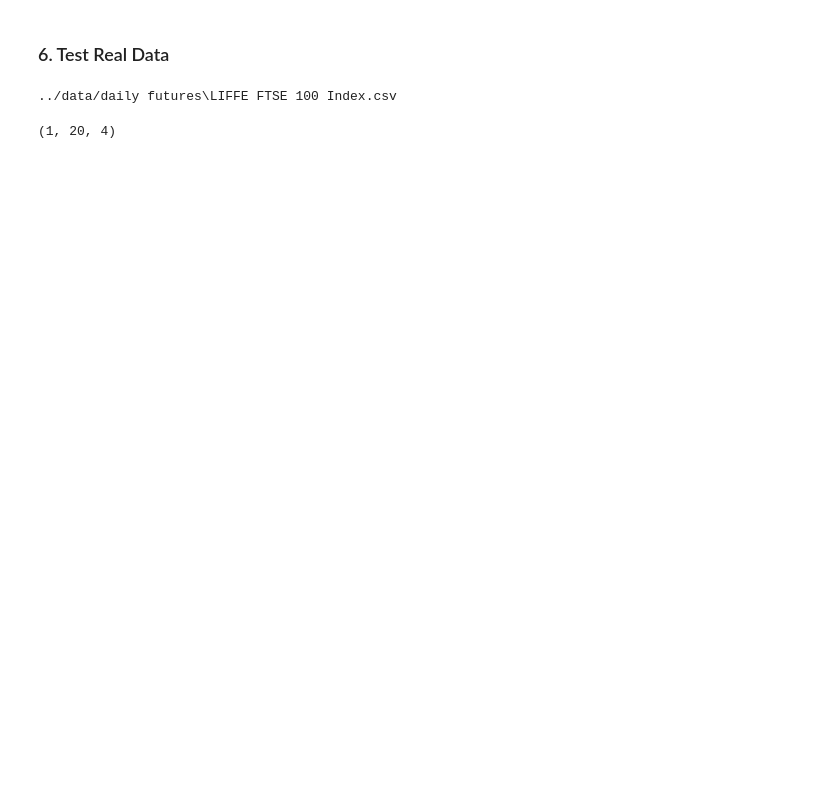
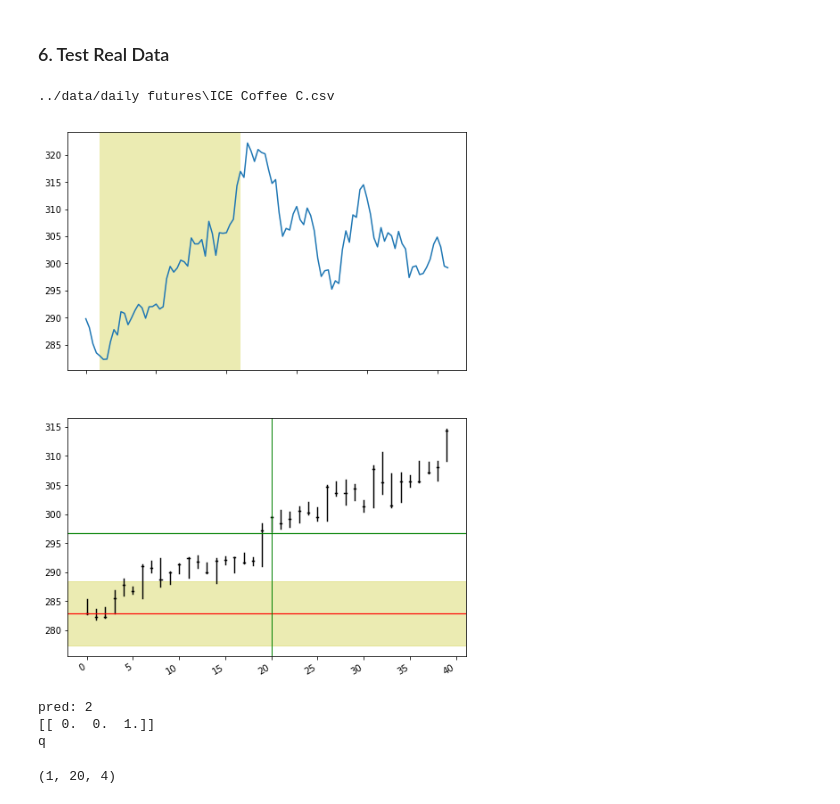
Before and after one commit to yosepchoi/research, a Jupyter notebook: deep learning/Training Labeled Trend(Keras).ipynb, the cells around one changed output. Saved outputs shown, nothing was run; the diff lists cells and outputs as text; code cells hidden in the pictures; blank space fills up the shorter version.

```diff
--- a/deep learning/Training Labeled Trend(Keras).ipynb
+++ b/deep learning/Training Labeled Trend(Keras).ipynb
@@ -22,10 +24,10 @@ batch_size=10
 # %% [markdown]
 ### 1. Data loading and reconstruction
 # %%
-training_file = '../data/training set/trend-20day-abs_diff.hdf5'
+training_file = '../data/training set/trend-40day-absdiff.h5'
 file = h5py.File(training_file, 'r')
 # %%
-X, Y = file['X'][:,:,:4], file['Y']
+X, Y = file['X'].value, file['Y'].value
 # %%
 Y = keras.utils.to_categorical(Y, num_classes)
 # %%
@@ -98,6 +100,8 @@ Test accuracy: 0.792079209101
 # %% [markdown]
 ### 5. Save to File
 # %%
-save_path = '../data/keras_models/60day-trend.h5'
+save_path = '../data/keras models/40day-trend.h5'
 # %%
 model.save(save_path)
+# %%
+model = keras.models.load_model(save_path)
@@ -114,5 +137,5 @@ WINDOW = 20
 # %%
-window = 60
+WINDOW = 40
 while True:
     idx = np.random.randint(0, len(FILES))
 
@@ -130,7 +153,7 @@ while True:
 
         #Data Normalization
         base = np.abs(data.diff()).mean()
-        data = (data-data.mean())/base
+        data = norm(data)
 
         #그래프
         fig, (ax) = plt.subplots(2,1, gridspec_kw = {'height_ratios':[1, 1]}, figsize=(8,12))
@@ -153,34 +176,38 @@ while True:
         #ax[1].plot(data.index.values, data.values)
         ohlc_chart(ax[1], ohlc_data, linewidth=1.44)
         mean = raw_data[start:end].Settle.mean()
         ax[1].axhline(y=mean, linewidth=1.2, color='g')
         ymin = raw_data.Open.iloc[start]-base.Settle*3
         ymax = raw_data.Open.iloc[start]+base.Settle*3
         ax[1].axhspan(ymin, ymax, alpha=0.3, color='y')
         ax[1].axhline(y=raw_data.Open.iloc[start], linewidth=1.2, color='red')
         ax[1].axvline(x=int(len(data)/2), linewidth=1, color='g')
         plt.show()
 
         #추세
         time.sleep(0.1)
 
         #temp = data.values.T
         #test_data = np.stack( (temp[0::4, :], temp[1::4, :], temp[2::4, :], temp[3::4, :]), axis=-1)
         pred = model.predict(np.array([data.values]))
 
         print('pred:', np.argmax(pred[0]))
         print(np.round(pred,3))
         #print('prob: ', np.round(sess.run(tf.nn.softmax(pred)),3))
         key = input()
 
         clear_output(wait=True)
         if key == 'q':
             break
     if key == 'q':
             break
     clear_output(wait=True)
 # %% [output]
-../data/daily futures\LIFFE FTSE 100 Index.csv
+../data/daily futures\ICE Coffee C.csv
+[figure, added]
+pred: 2
+[[ 0.  0.  1.]]
+q
 # %%
 np.array([data.values]).shape
 # %% [output]
```
Also changed, not shown: parts of 7 cells of this notebook, 6 other files.
